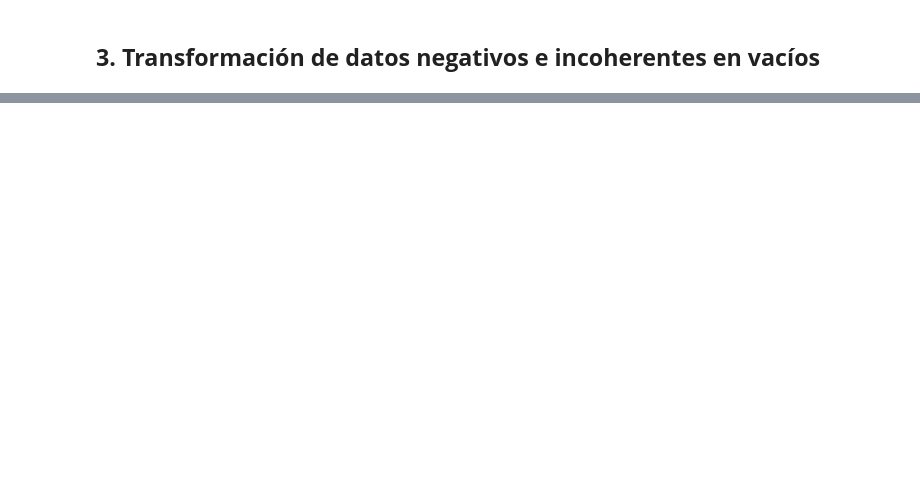
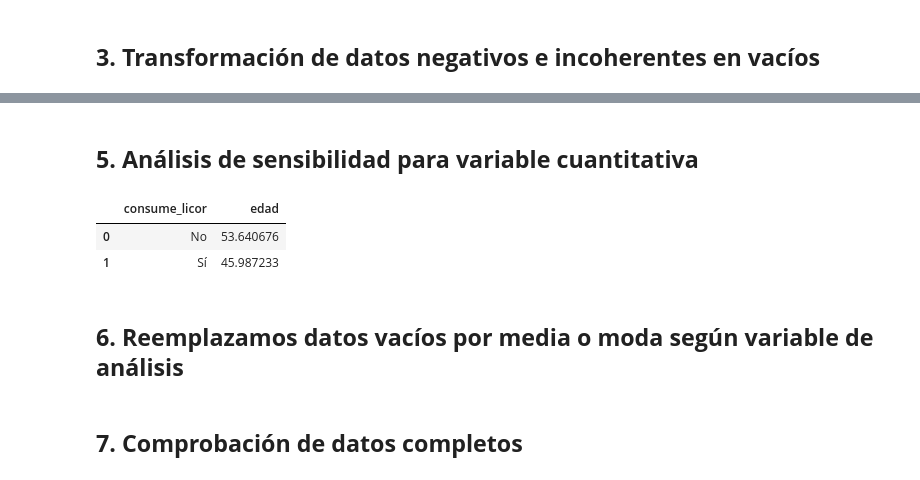
Before and after one commit to KevinDev-exe/Probabilidad-y-estadistica, a Jupyter notebook: Notebook-Probabilidad/Notebook.ipynb, the cells around one changed output, grey strips where cells are left out. Saved outputs shown, nothing was run; the diff lists cells and outputs as text; code cells hidden in the pictures; blank space fills up the shorter version.

```diff
--- a/Notebook-Probabilidad/Notebook.ipynb
+++ b/Notebook-Probabilidad/Notebook.ipynb
@@ -107,0 +145,11 @@ df_clientes_mod.loc[(df_clientes_mod['edad']<0)|(df_clientes_mod['edad']>100),'e
+# %% [markdown]
+## **5. Análisis de sensibilidad para variable cuantitativa**
+# %%
+promedio_edad = df_clientes_mod.groupby('consume_licor')['edad'].mean().reset_index()
+display(promedio_edad)
+# %% [output]
+|  | consume_licor | edad |
+| 0 | No | 53.640676 |
+| 1 | Sí | 45.987233 |
+# %% [markdown]
+## **6. Reemplazamos datos vacíos por media o moda según variable de análisis**
@@ -107,0 +165,2 @@ df_clientes_mod.loc[(df_clientes_mod['edad']<0)|(df_clientes_mod['edad']>100),'e
+# %% [markdown]
+## **7. Comprobación de datos completos**
```
Also changed, not shown: parts of 14 cells of this notebook, 2 other files.
